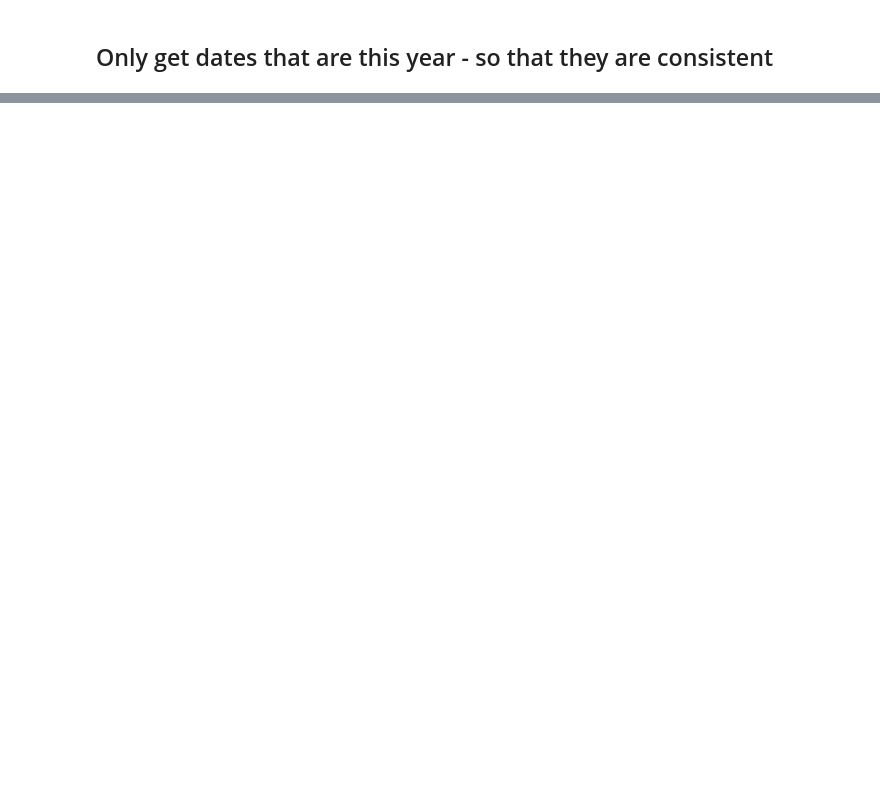
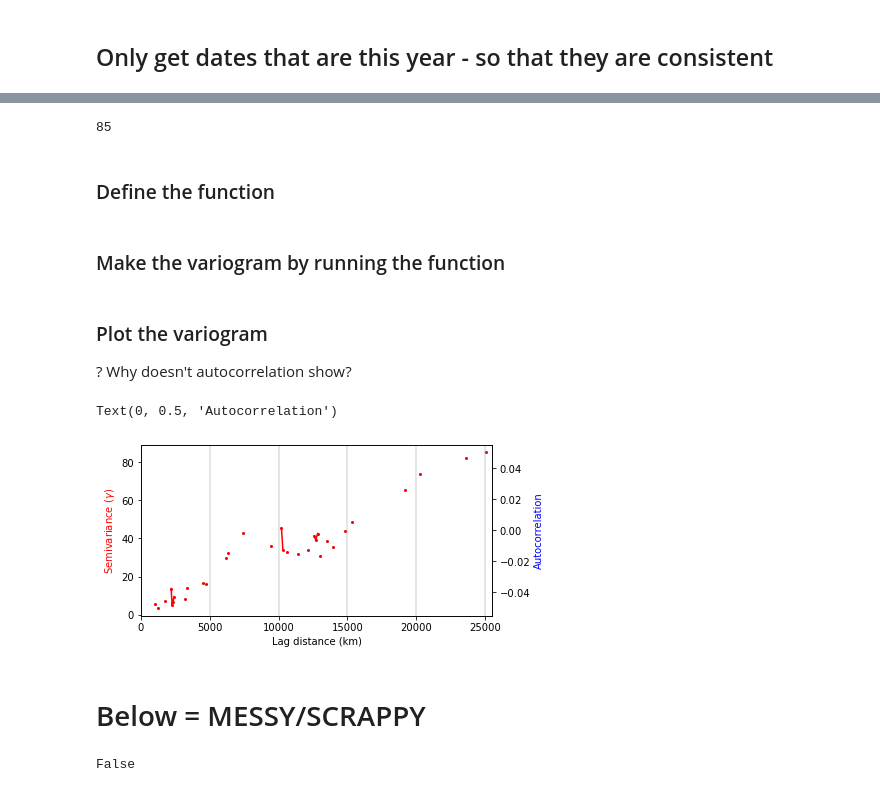
Before and after one commit to sarahkmarshall/willunga_wt, a Jupyter notebook: willunga_ts_wl.ipynb, the cells around one changed output, grey strips where cells are left out. Saved outputs shown, nothing was run; the diff lists cells and outputs as text; code cells hidden in the pictures; blank space fills up the shorter version.

```diff
--- a/willunga_ts_wl.ipynb
+++ b/willunga_ts_wl.ipynb
@@ -223,0 +158,10 @@ Plot different averages depending on certain things
+# %%
+#Can delete
+
+df = well_summary_gdf_ss
+
+len(df)
+# %% [output]
+85
+# %% [markdown]
+### Define the function
@@ -223,0 +224,55 @@ Plot different averages depending on certain things
+# %% [markdown]
+### Make the variogram by running the function
+# %%
+nbin = 150
+x_wt, y_wt, ssz_wt, L_wt = make_variogram_wells(well_summary_gdf_ss, nbin)
+# %% [markdown]
+### Plot the variogram
+
+? Why doesn't autocorrelation show?
+# %%
+x = x_wt
+y = y_wt
+ssz = ssz_wt
+L = L_wt
+
+figx = 16.
+f = plt.figure( figsize=[figx/2.54, figx/2.54/2.00] )
+s = f.add_subplot(1,1,1)
+s.xaxis.set_ticks_position('bottom')
+s.yaxis.set_ticks_position('left')
+
+
+# Plot semi-variance
+s.plot( x, y, 'o-', c='r', ms=2, mec='r', mfc='r' )
+
+# Plot autocorrelation
+s2 = s.twinx()
+s2.plot( x, 1.-(y/np.var(y)), 'o-', c='b', ms=2, mec='b', mfc='b' )
+
+# Plot set up
+s.xaxis.grid(color='k', linestyle='-', lw=0.2)
+s.set_xlim( -.001, L[-1]+0.001 )
+s.set_xlabel('Lag distance (km)')
+s.set_ylabel('Semivariance (${\gamma}$)', color='r')
+
+s2.set_ylabel('Autocorrelation', color='b')
+# %% [output]
+Text(0, 0.5, 'Autocorrelation')
+[figure, added]
+# %% [markdown]
+# Below = MESSY/SCRAPPY
+# %%
+well_summary_gdf['water_level_date']
+
+well_summary_gdf_ss = well_summary_gdf.copy()
+
+for ix in well_summary_gdf_ss.index:
+    obs_date = well_summary_gdf_ss.loc[ix, 'water_level_date']
+    #print(obs_date)
+    #print(type(obs_date))
+    #print(pd.isna(obs_date))
+
+print(pd.isna('nan'))
+# %% [output]
+False
```
Also changed, not shown: parts of 22 cells of this notebook.
